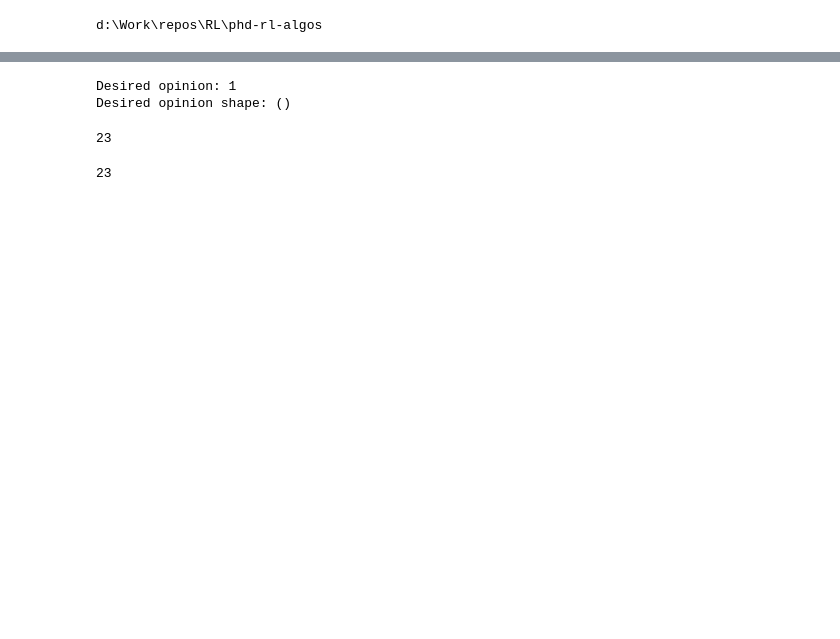
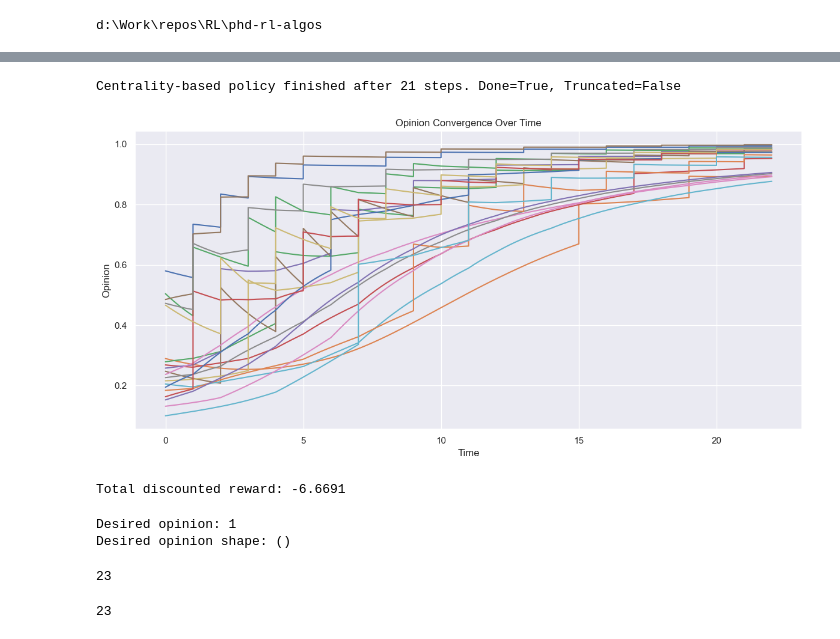
Before and after one commit to mariusdgm/phd-rl-algos, a Jupyter notebook: dqn/opinion_dynamics/experiments/baseline_dp_od.ipynb, the cells around one changed output, grey strips where cells are left out. Cells and saved outputs as stored; diff of their text form; code cells hidden in the pictures; blank space fills up the shorter version.

```diff
--- a/dqn/opinion_dynamics/experiments/baseline_dp_od.ipynb
+++ b/dqn/opinion_dynamics/experiments/baseline_dp_od.ipynb
@@ -236,3 +69,32 @@ Total discounted reward: -6.6249
+# %%
+# --- Parameters ---
+num_steps = 100
+gamma = 0.99
+available_budget = 2
+
+# --- Build env ---
+env = build_environment()
+
+# --- Run policy ---
+opinions_over_time, time_points, rewards, actions, intermediary_states = run_centrality_policy(
+    env,
+    available_budget=available_budget,
+    max_steps=num_steps
+)
+
+flat_states, flat_times = flatten_intermediate_states_np(intermediary_states, env.t_campaign, env.t_s)
+
+# --- Plot interpolated opinions ---
+# plot_opinions_over_time(opinions_over_time, time_points=time_points)
+plot_opinions_over_time(flat_states, flat_times)
+
+# --- Discounted reward ---
+total_value = sum((gamma ** i) * r for i, r in enumerate(rewards))
+print(f"Total discounted reward: {total_value:.4f}")
+# %% [output]
+Centrality-based policy finished after 21 steps. Done=True, Truncated=False
+[figure, added]
+Total discounted reward: -6.6691
 # %%
 print("Desired opinion:", env.desired_opinion)
 print("Desired opinion shape:", np.shape(env.desired_opinion))
```
Also changed, not shown: parts of 9 cells of this notebook, 3 other files.
